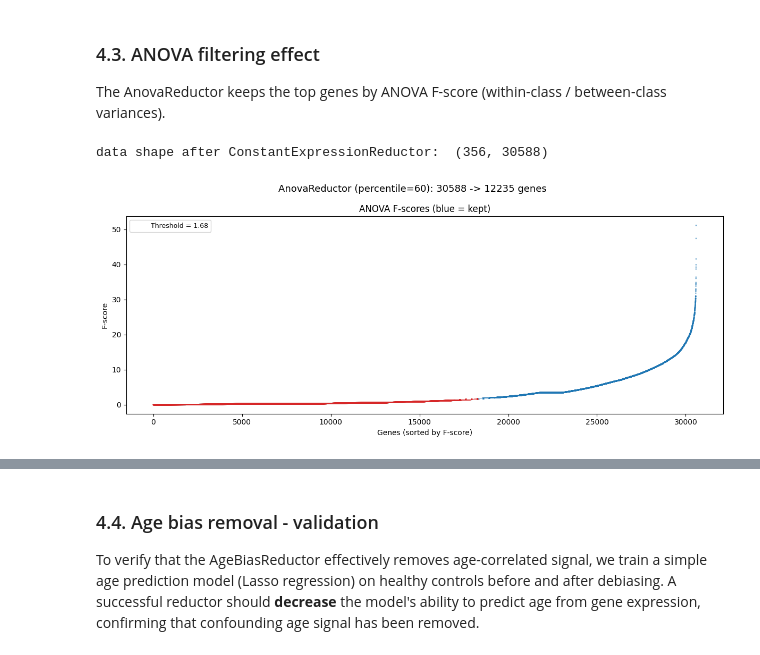
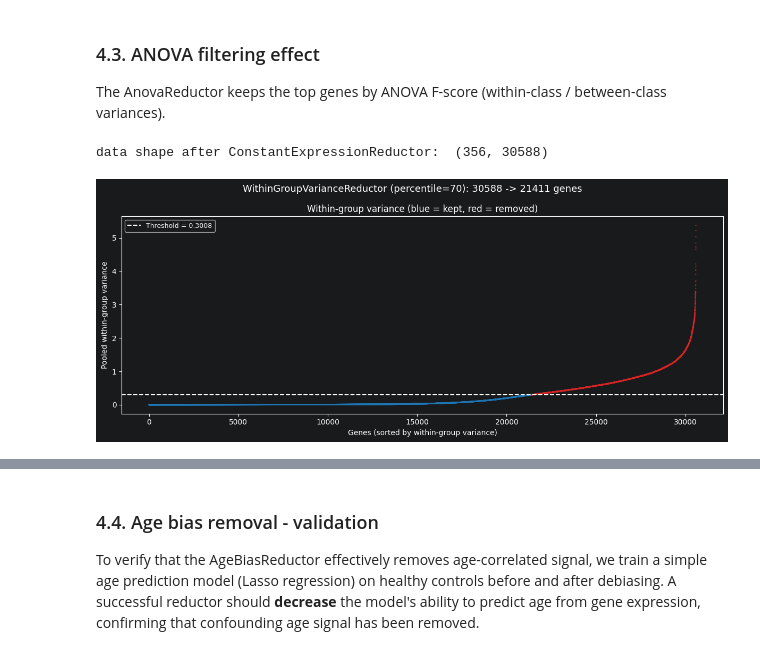
Before and after one commit to kasiaOsowska/pancreatic_canacer_dataset_analysis, a Jupyter notebook: 1_data_preparation.ipynb, the cells around one changed output, grey strips where cells are left out. Cells and saved outputs as stored; diff of their text form; code cells hidden in the pictures.

```diff
--- a/1_data_preparation.ipynb
+++ b/1_data_preparation.ipynb
@@ -40,12 +37,12 @@ from sklearn.metrics import mean_absolute_error, balanced_accuracy_score, f1_sco
 
 from utilz.Dataset import load_dataset
 from utilz.constans import HEALTHY, DISEASE, CANCER
-from utilz.helpers import plot_split_balance, plot_pca
+from utilz.helpers import plot_split_balance, plot_pca, plot_group_overview
 from utilz.preprocessing_utilz import (
-    ConstantExpressionReductor, AnovaReductor,
+    ConstantExpressionReductor, AnovaFdrReductor,
     MeanExpressionReductor, CovariatesBiasReductor,
+    WithinGroupVarianceReductor
 )
-from utilz.preprocessing_utilz import WithinGroupVarianceReductor
 
 
 meta_path = r"../data/samples_pancreatic.xlsx"
@@ -57,9 +54,10 @@ ds = load_dataset(data_path, meta_path, label_col="Group")
 TEST_SIZE = 0.2
 VALID_SIZE = 0.2
 # Preprocessing hyperparameters
-ANOVA_PERCENTILE = 60
-MEAN_PERCENTILE = 20
-WITHIN_GROUP_VARIANCE_PERCENTILE = 80
+ANOVA_PERCENTILE = 50
+MEAN_PERCENTILE = 10
+WITHIN_GROUP_VARIANCE_PERCENTILE = 70
+ANOVA_FDR_THRESHOLD = 0.1
 
 
 print(f"Number of samples: {ds.X.shape[0]}")
@@ -372,11 +358,14 @@ All reductors are fit on the training set only and applied to validation/test se
 # %% [markdown]
 ### 4.1. Pipeline definition and gene reduction summary
 # %%
+
+from utilz.preprocessing_utilz import AnovaReductor
 
 sex_numeric = ds.sex.map({"F": 0, "M": 1})
 
 pipeline = Pipeline([
     ('ConstantExpressionReductor', ConstantExpressionReductor()),
+    ('AnovaFDRReductor', AnovaFdrReductor(alpha=ANOVA_FDR_THRESHOLD)),
     ('AnovaReductor', AnovaReductor(percentile=ANOVA_PERCENTILE)),
     ('WithinGroupVarianceReductor', WithinGroupVarianceReductor(WITHIN_GROUP_VARIANCE_PERCENTILE)),
     ('MeanExpressionReductor', MeanExpressionReductor(percentile=MEAN_PERCENTILE)),
@@ -493,23 +485,36 @@ The AnovaReductor keeps the top genes by ANOVA F-score (within-class / between-c
 # %%
 const_reductor = pipeline.named_steps['ConstantExpressionReductor']
 X_after_const = const_reductor.transform(X_train)
-f_scores, p_values = f_classif(X_after_const, y_train)
-threshold = np.percentile(f_scores, ANOVA_PERCENTILE)
-kept_mask = f_scores > threshold
+y_s = pd.Series(y_train, index=X_after_const.index)
+classes = y_s.unique()
+N = len(X_after_const)
+K = len(classes)
+wgv = pd.Series(0.0, index=X_after_const.columns)
+
+for cls in classes:
+    mask = y_s == cls
+    n_k = mask.sum()
+    if n_k > 1:
+        wgv += (n_k - 1) * X_after_const.loc[mask].var(ddof=1)
+wgv /= (N - K)
+
+threshold_wgv = np.percentile(wgv, WITHIN_GROUP_VARIANCE_PERCENTILE)
+kept_mask_wgv = wgv < threshold_wgv
 
 fig, ax = plt.subplots(figsize=(12, 5))
-sorted_f_idx = np.argsort(f_scores)
-sorted_f = f_scores[sorted_f_idx]
-colors_f = ['tab:blue' if f > threshold else 'tab:red' for f in sorted_f]
-ax.scatter(range(len(sorted_f)), sorted_f, c=colors_f, s=1, alpha=0.5)  # ← ax.scatter
-ax.axhline(threshold, color='white', ls='--', lw=1.5, label=f'Threshold = {threshold:.2f}')
-ax.set(xlabel='Genes (sorted by F-score)', ylabel='F-score',
-       title='ANOVA F-scores (blue = kept)')
+sorted_idx = np.argsort(wgv.values)
+sorted_wgv = wgv.values[sorted_idx]
+colors_wgv = ['tab:blue' if v < threshold_wgv else 'tab:red' for v in sorted_wgv]
+ax.scatter(range(len(sorted_wgv)), sorted_wgv, c=colors_wgv, s=1, alpha=0.5)
+ax.axhline(threshold_wgv, color='white', ls='--', lw=1.5, label=f'Threshold = {threshold_wgv:.4f}')
+ax.set(xlabel='Genes (sorted by within-group variance)', ylabel='Pooled within-group variance',
+       title='Within-group variance (blue = kept, red = removed)')
 ax.legend(fontsize=9)
 
-plt.suptitle(f'AnovaReductor (percentile={ANOVA_PERCENTILE}): {len(f_scores)} -> {kept_mask.sum()} genes', fontsize=13)
+plt.suptitle(f'WithinGroupVarianceReductor (percentile={WITHIN_GROUP_VARIANCE_PERCENTILE}): '
+             f'{len(wgv)} -> {kept_mask_wgv.sum()} genes', fontsize=13)
 plt.tight_layout()
 plt.show()
 # %% [output]
 data shape after ConstantExpressionReductor:  (356, 30588)
-[figure, old version]
+[figure, new version]
```
Also changed, not shown: parts of 11 cells of this notebook, 4 other files.
